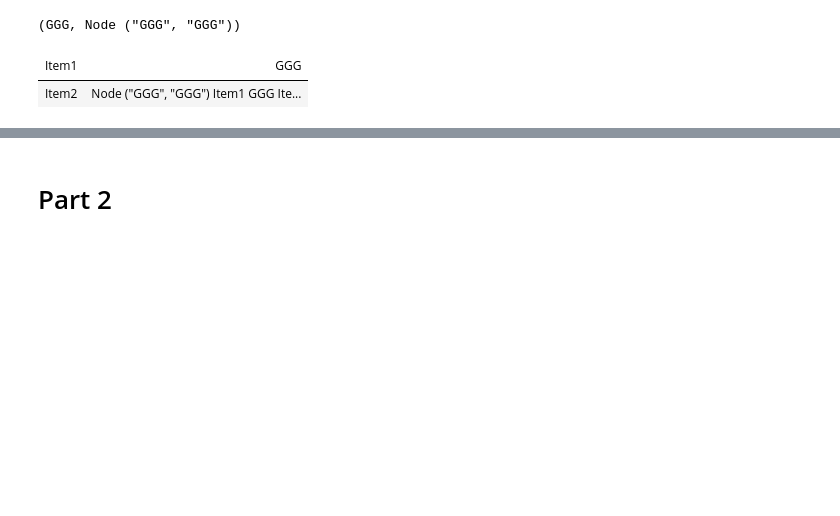
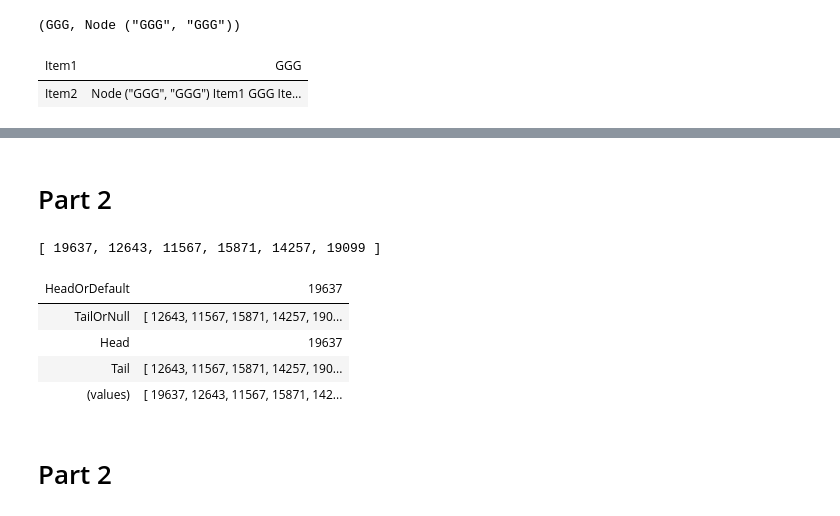
Before and after one commit to Recktenwald/AdventOfCode2023, a Jupyter notebook: 8/AoC2023_8.ipynb, the cells around one changed output, grey strips where cells are left out. Cells and saved outputs as stored; diff of their text form; code cells hidden in the pictures; blank space fills up the shorter version.

```diff
--- a/8/AoC2023_8.ipynb
+++ b/8/AoC2023_8.ipynb
@@ -89,3 +87,5 @@ while currentSpot <> "ZZZ" && i>=0 do
 i
 # %% [output]
 [interactive output not drawn]
+# %% [markdown]
+# Part 2
@@ -92,3 +109,15 @@ i
+# %%
+let steps =
+    startingPositions
+    |> List.map stepsToZ
+steps
+# %% [output]
+[ 19637, 12643, 11567, 15871, 14257, 19099 ]
+| HeadOrDefault | 19637 |
+| TailOrNull | [ 12643, 11567, 15871, 14257, 190... |
+| Head | 19637 |
+| Tail | [ 12643, 11567, 15871, 14257, 190... |
+| (values) | [ 19637, 12643, 11567, 15871, 142... |
 # %% [markdown]
 # Part 2
 # %%
```
Also changed, not shown: parts of 7 cells of this notebook, 4 other files.
